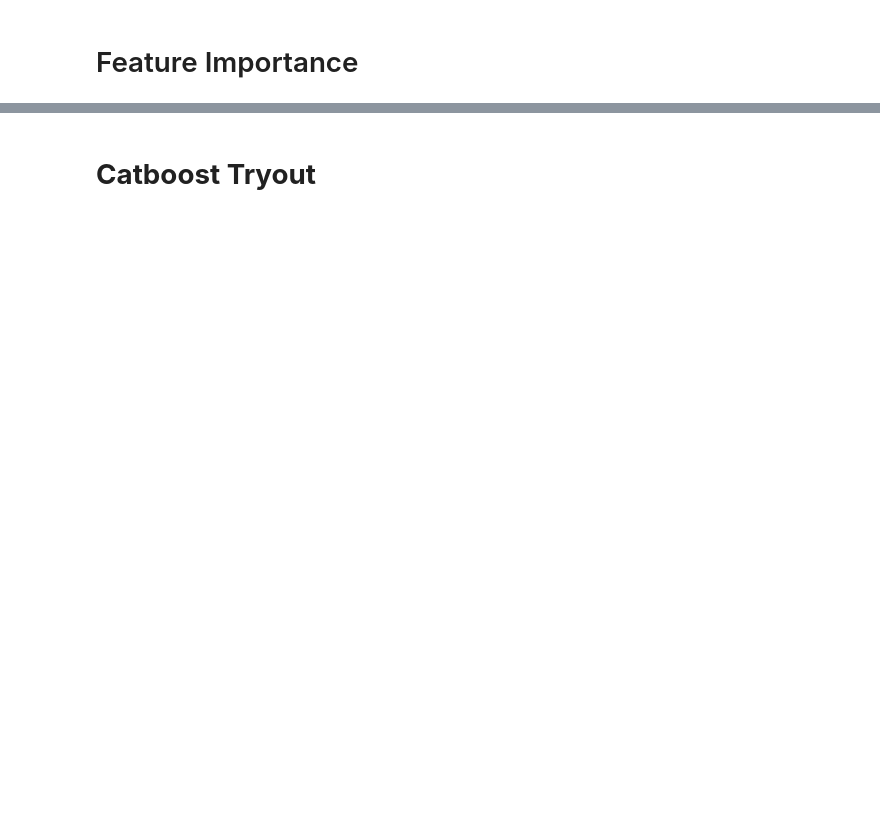
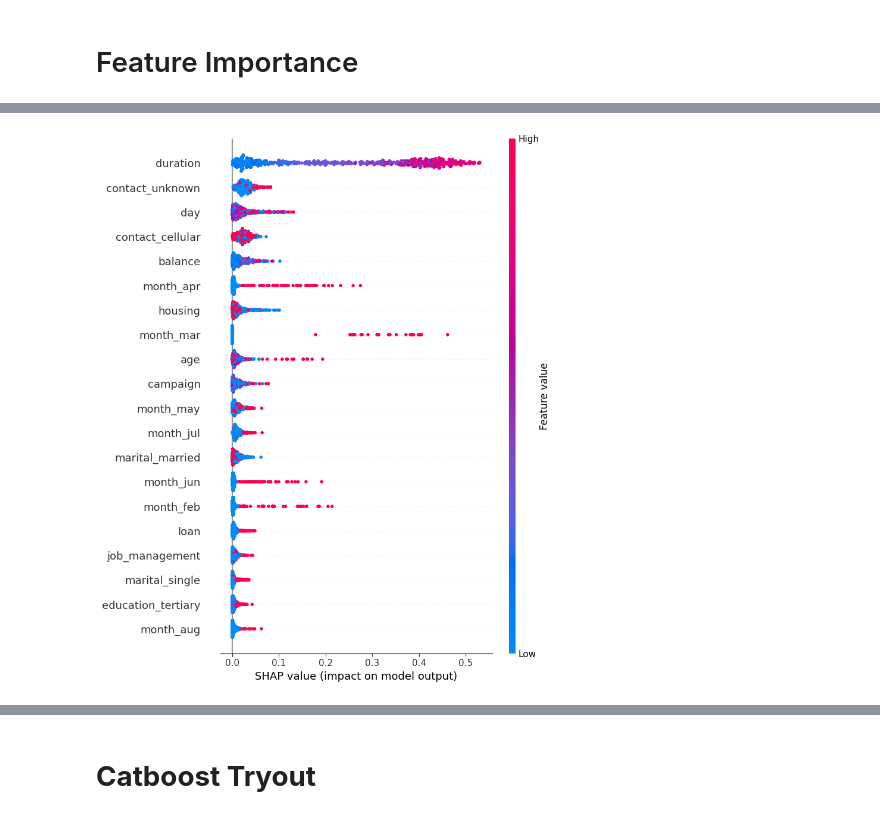
Before and after one commit to kuzhuppillil/4jwFB7LZrh7Mn9TT, a Jupyter notebook: Term_Deposit_Marketing.ipynb, the cells around one changed output, grey strips where cells are left out. Cells and saved outputs as stored; diff of their text form; code cells hidden in the pictures; blank space fills up the shorter version.

```diff
--- a/Term_Deposit_Marketing.ipynb
+++ b/Term_Deposit_Marketing.ipynb
@@ -394,7 +389,7 @@ memory usage: 4.0 MB
 # %% [markdown]
 # Splitting and Preprocessing Data
 # %%
-train, temp = train_test_split(df, test_size=0.4, random_state=100)
+train, temp = train_test_split(df2, test_size=0.4, random_state=100)
 valid, test = train_test_split(temp, test_size=0.5, random_state=100)
 # %%
 print(len(train[train['y']==1]))
@@ -404,9 +399,9 @@ print(len(train[train['y']==0]))
 1741
 22259
 # %%
-def scale_dataset(df,oversample = False):
-  X = df.drop('y',axis =1)
-  y = df['y']
+def scale_dataset(data,oversample = False):
+  X = data.drop('y',axis =1)
+  y = data['y']
 
   scaler = StandardScaler()
   X = scaler.fit_transform(X)
@@ -703,0 +601,13 @@ weighted avg       0.93      0.93      0.93      8000
+# %%
+explainer = shap.Explainer(rf, X_test)
+shap_values = explainer.shap_values(X_test)
+expected_value = explainer.expected_value
+# %%
+feature_names = train.drop('y', axis=1).columns
+X_positive = X_test[y_test == 1]
+shap_values_positive = explainer.shap_values(X_positive)
+shap_values_mean = np.abs(shap_values_positive).mean(0)
+shap.summary_plot(shap_values_mean, X_positive, feature_names=feature_names)
+shap.initjs()
+# %% [output]
+[figure, added]
```
Also changed, not shown: parts of 58 cells of this notebook.
